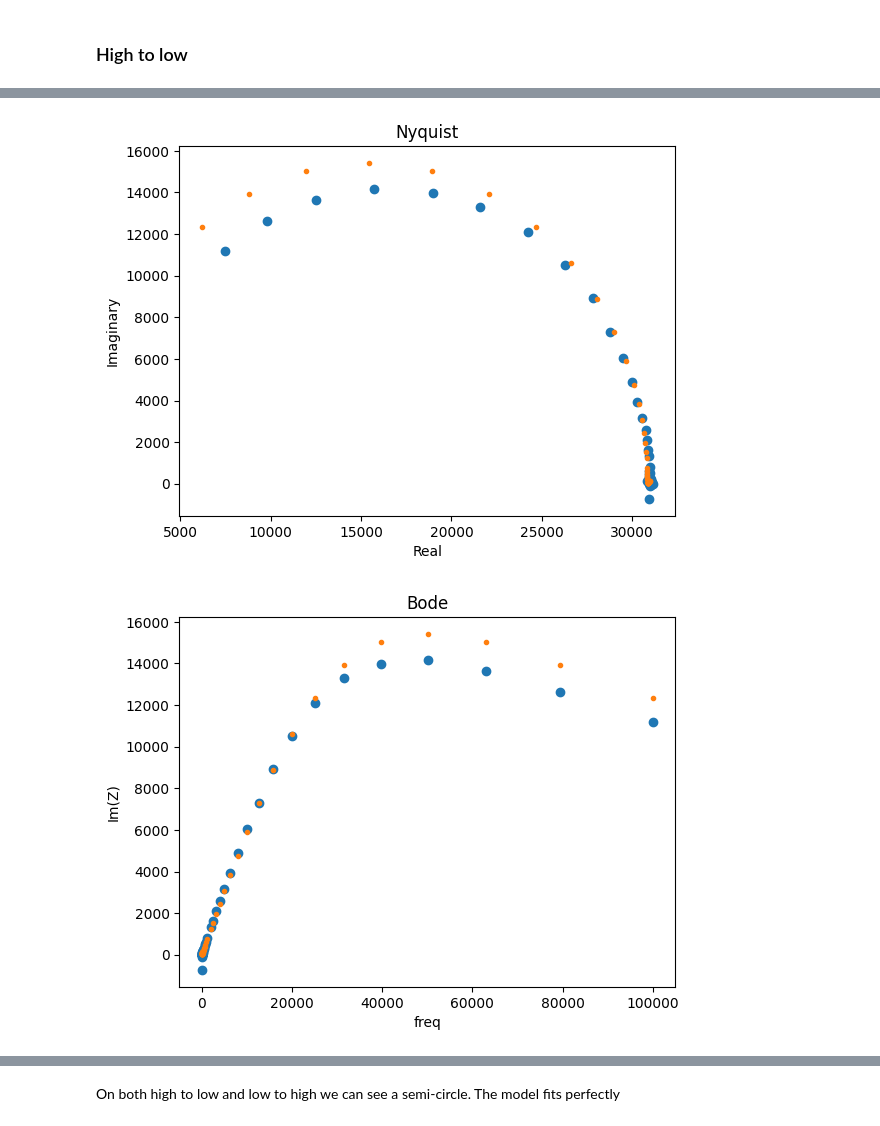
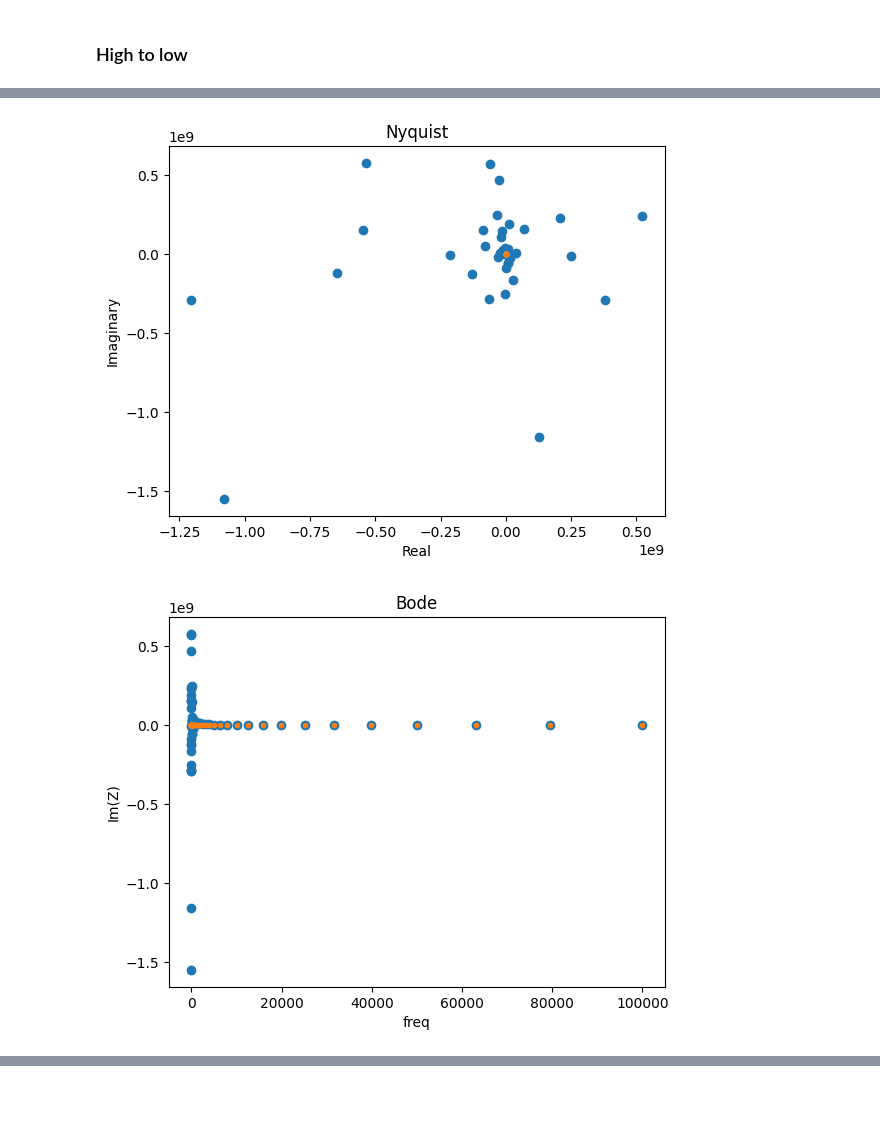
Before and after one commit to beepmo/gator, a Jupyter notebook: data/07-08/Gaphite_LiTaO3.ipynb, the cells around one changed output, grey strips where cells are left out. Saved outputs shown, nothing was run; the diff lists cells and outputs as text; code cells hidden in the pictures; blank space fills up the shorter version.

```diff
--- a/data/07-08/Gaphite_LiTaO3.ipynb
+++ b/data/07-08/Gaphite_LiTaO3.ipynb
@@ -91,34 +93,34 @@ plt.show()
 # %%
-freqs, Z = preprocessing.readZPlot('DryLa2_3ltoh.z')
+freqs, Z = preprocessing.readZPlot('LiTaO3htolIL.z')
 freqs, Z = np.delete(freqs, 32), np.delete(Z, 32) # remove 1 noise point (argmin(Z.imag))
 
 circuit = 'p(R0-W0,C0)'
 init = [10**6, 10**-7, 10**-8]
 
 circuit = CustomCircuit(circuit, initial_guess=init)
 circuit.fit(freqs, Z)
 Z_fit = circuit.predict(freqs)
 
 plt.plot(Z.real, -Z.imag, 'o')
 plt.plot(Z_fit.real, -Z_fit.imag, '.')
 plt.ylabel('Imaginary')
 plt.xlabel('Real')
 plt.title('Nyquist')
 plt.show()
 
 plt.plot(freqs, -Z.imag, 'o')
 plt.plot(freqs, -Z_fit.imag, '.')
 plt.ylabel('Im(Z)')
 plt.xlabel('freq')
 plt.title('Bode')
 plt.show()
 
 plt.plot(freqs, Z.real, 'o')
 plt.plot(freqs, Z_fit.real, '.')
 plt.ylabel('Re(Z)')
 plt.xlabel('freq')
 plt.title('Bode')
 plt.show()
 # %% [output]
-[figure, old version]
+[figure, new version]
-[figure, old version]
+[figure, new version]
@@ -126,2 +127,0 @@ plt.show()
-# %% [markdown]
-On both high to low and low to high we can see a semi-circle. The model fits perfectly
```
Also changed, not shown: parts of 10 cells of this notebook.
